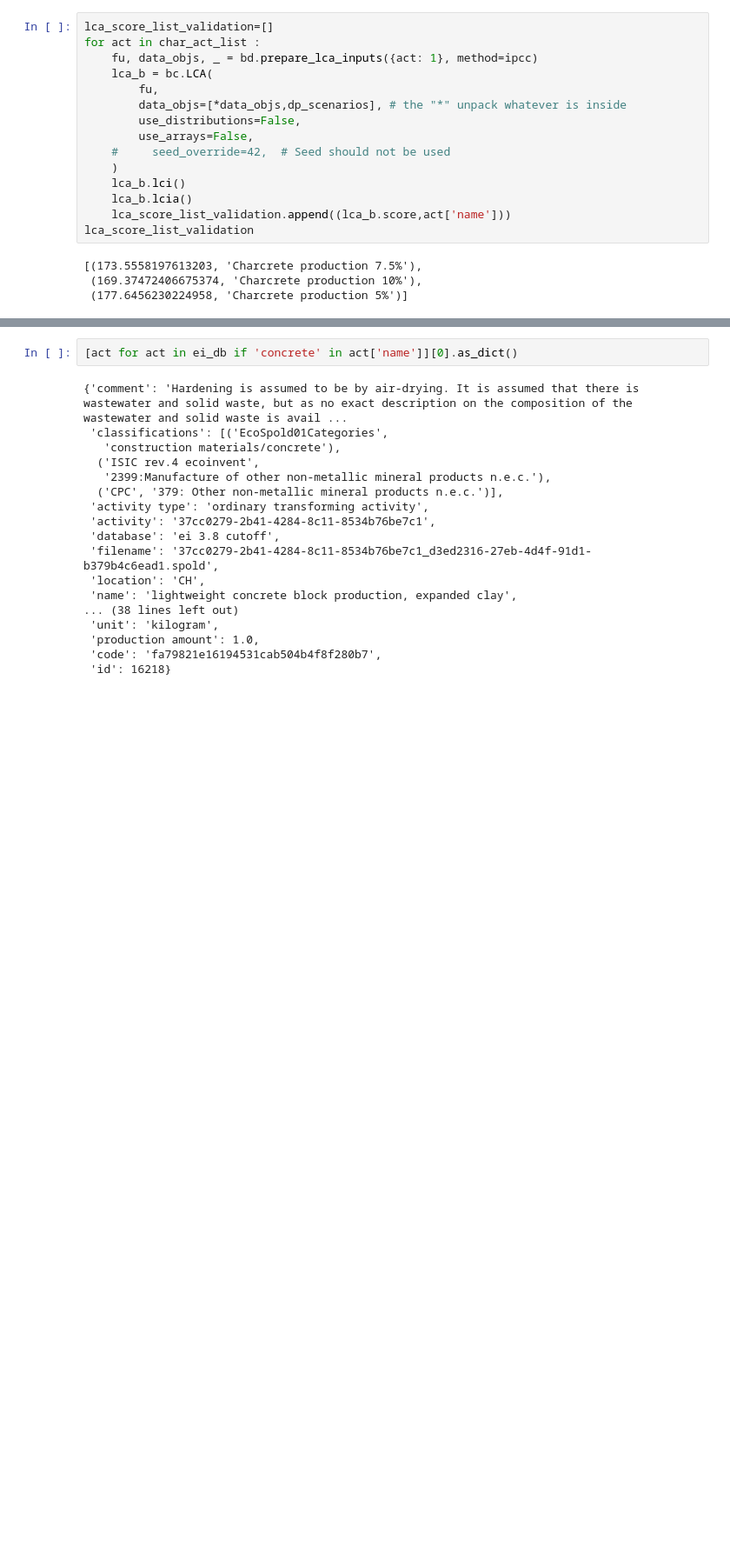
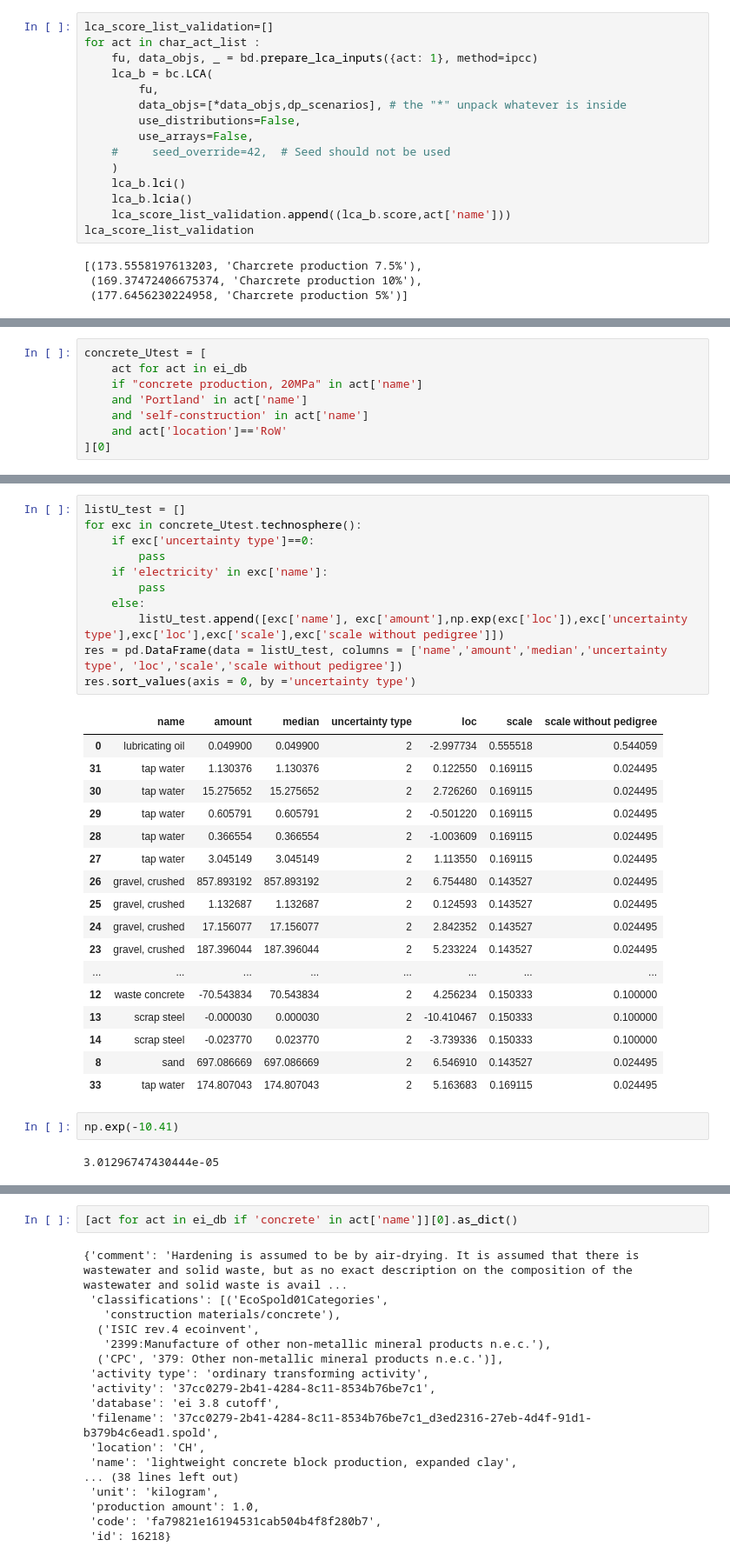
Before and after one commit to mijafro/Charcrete-LCA, a Jupyter notebook: work on correlated samples.ipynb, the cells around one changed output, grey strips where cells are left out. Shown at 87% size. Saved outputs shown, nothing was run; the diff lists cells and outputs as text; blank space fills up the shorter version.

```diff
--- a/work on correlated samples.ipynb
+++ b/work on correlated samples.ipynb
@@ -331,0 +380,8 @@ lca_score_list_validation
+# %%
+concrete_Utest = [
+    act for act in ei_db
+    if "concrete production, 20MPa" in act['name']
+    and 'Portland' in act['name']
+    and 'self-construction' in act['name']
+    and act['location']=='RoW'
+][0]
@@ -331,0 +408,33 @@ lca_score_list_validation
+# %%
+listU_test = []
+for exc in concrete_Utest.technosphere():
+    if exc['uncertainty type']==0:
+        pass
+    if 'electricity' in exc['name']:
+        pass
+    else:
+        listU_test.append([exc['name'], exc['amount'],np.exp(exc['loc']),exc['uncertainty type'],exc['loc'],exc['scale'],exc['scale without pedigree']])
+res = pd.DataFrame(data = listU_test, columns = ['name','amount','median','uncertainty type', 'loc','scale','scale without pedigree'])
+res.sort_values(axis = 0, by ='uncertainty type')
+# %% [output]
+|  | name | amount | median | uncertainty type | loc | scale | scale without pedigree |
+| 0 | lubricating oil | 0.049900 | 0.049900 | 2 | -2.997734 | 0.555518 | 0.544059 |
+| 31 | tap water | 1.130376 | 1.130376 | 2 | 0.122550 | 0.169115 | 0.024495 |
+| 30 | tap water | 15.275652 | 15.275652 | 2 | 2.726260 | 0.169115 | 0.024495 |
+| 29 | tap water | 0.605791 | 0.605791 | 2 | -0.501220 | 0.169115 | 0.024495 |
+| 28 | tap water | 0.366554 | 0.366554 | 2 | -1.003609 | 0.169115 | 0.024495 |
+| 27 | tap water | 3.045149 | 3.045149 | 2 | 1.113550 | 0.169115 | 0.024495 |
+| 26 | gravel, crushed | 857.893192 | 857.893192 | 2 | 6.754480 | 0.143527 | 0.024495 |
+| 25 | gravel, crushed | 1.132687 | 1.132687 | 2 | 0.124593 | 0.143527 | 0.024495 |
+| 24 | gravel, crushed | 17.156077 | 17.156077 | 2 | 2.842352 | 0.143527 | 0.024495 |
+| 23 | gravel, crushed | 187.396044 | 187.396044 | 2 | 5.233224 | 0.143527 | 0.024495 |
+| ... | ... | ... | ... | ... | ... | ... | ... |
+| 12 | waste concrete | -70.543834 | 70.543834 | 2 | 4.256234 | 0.150333 | 0.100000 |
+| 13 | scrap steel | -0.000030 | 0.000030 | 2 | -10.410467 | 0.150333 | 0.100000 |
+| 14 | scrap steel | -0.023770 | 0.023770 | 2 | -3.739336 | 0.150333 | 0.100000 |
+| 8 | sand | 697.086669 | 697.086669 | 2 | 6.546910 | 0.143527 | 0.024495 |
+| 33 | tap water | 174.807043 | 174.807043 | 2 | 5.163683 | 0.169115 | 0.024495 |
+# %%
+np.exp(-10.41)
+# %% [output]
+3.01296747430444e-05
```
Also changed, not shown: parts of 14 cells of this notebook.
